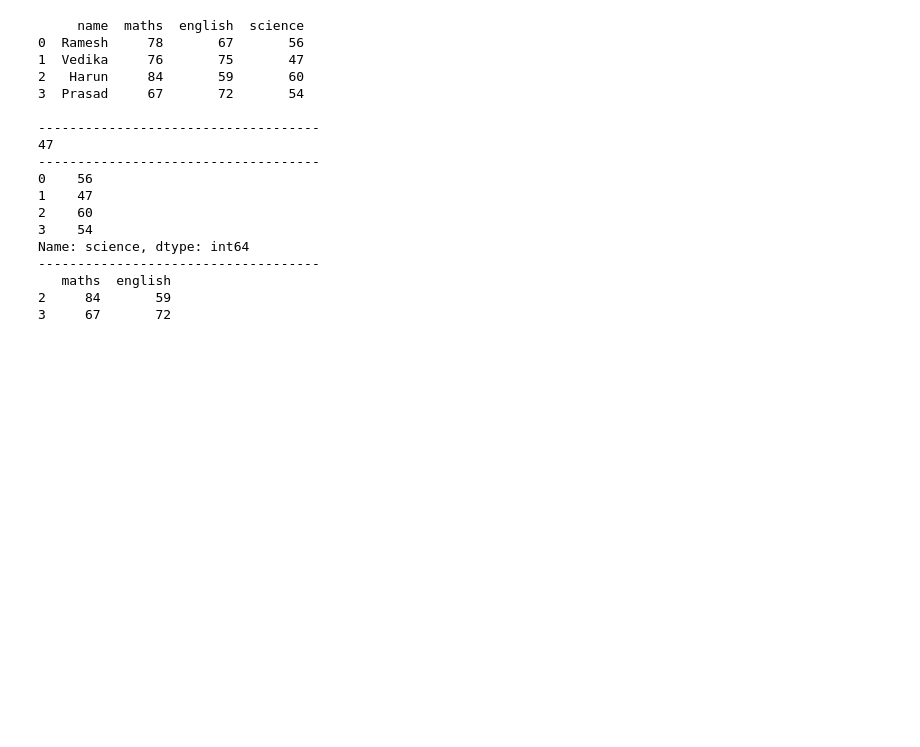
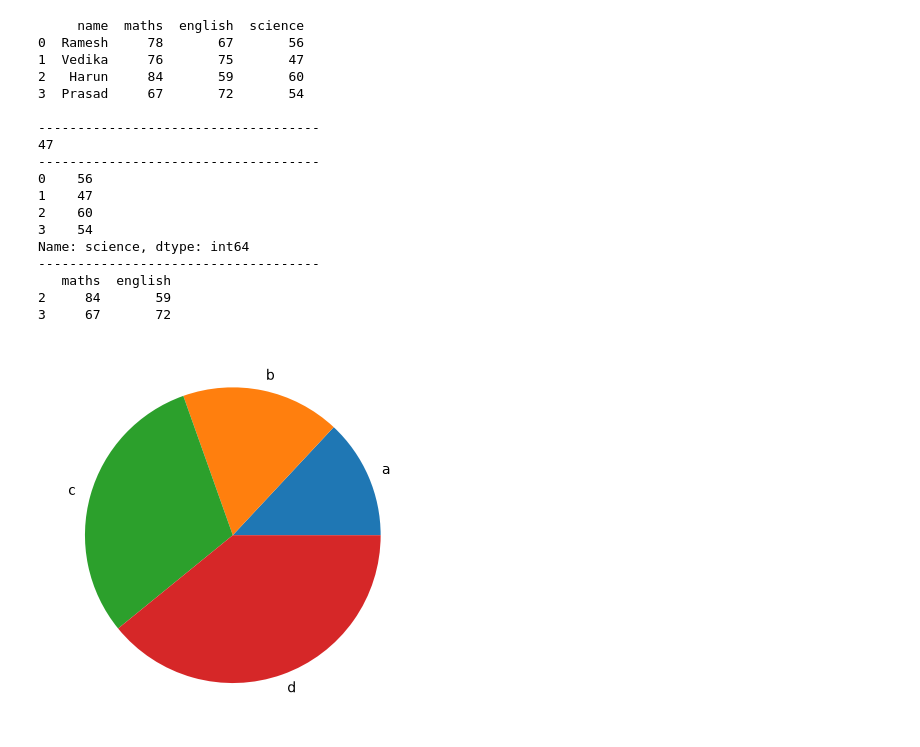
Before and after one commit to khanni1/AP_DA, a Jupyter notebook: DA/assignments/da_prac_ass_1.ipynb, the cells around one changed output. Saved outputs shown, nothing was run; the diff lists cells and outputs as text; code cells hidden in the pictures; blank space fills up the shorter version.

```diff
--- a/DA/assignments/da_prac_ass_1.ipynb
+++ b/DA/assignments/da_prac_ass_1.ipynb
@@ -162,3 +162,13 @@ Name: science, dtype: int64
    maths  english
 2     84       59
 3     67       72
+# %%
+# 11. Write a program to plot a pie chart of values=[3,4,7,9] and categories=[‘A’, ‘B’, ‘C’, ‘D’].
+values = [3,4,7,9]
+cat = ['a','b','c','d']
+
+plt.pie(values,labels = cat)
+plt.title('pie chart')
+plt.show()
+# %% [output]
+[figure, added]
```
Also changed, not shown: parts of 4 cells of this notebook.
